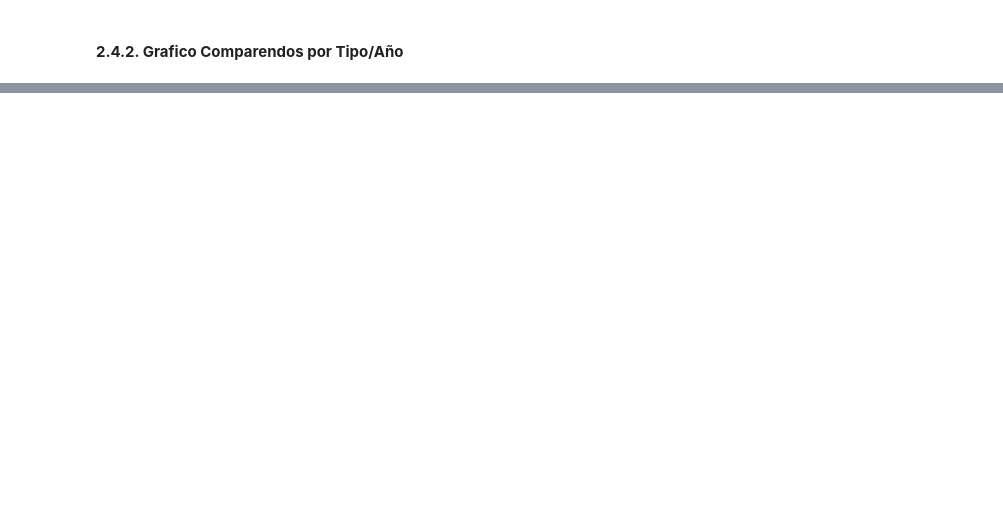
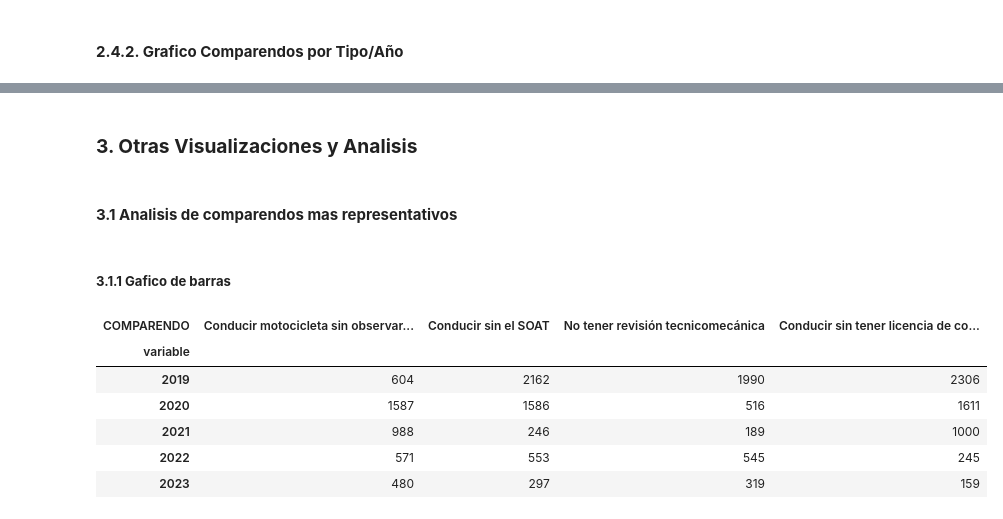
Before and after one commit to rjpaternina/comparendos_transito_Bolivar, a Jupyter notebook: notebooks/comparendos_transito_bolivar_anual.ipynb, the cells around one changed output, grey strips where cells are left out. Cells and saved outputs as stored; diff of their text form; code cells hidden in the pictures; blank space fills up the shorter version.

```diff
--- a/notebooks/comparendos_transito_bolivar_anual.ipynb
+++ b/notebooks/comparendos_transito_bolivar_anual.ipynb
@@ -644,3 +647,20 @@ pio.write_image(fig_dispersion_comparendo_porTipo,"D:\\Ricardo\\Programacion\\Da
 fig_dispersion_comparendo_porTipo.show()
 # %% [output]
 [interactive output not drawn]
+# %% [markdown]
+### <font color="redblue"> **3. Otras Visualizaciones y Analisis**</font>
+# %% [markdown]
+#### <font color="redblue"> **3.1 Analisis de comparendos mas representativos**</font>
+# %% [markdown]
+##### <font color="redblue"> **3.1.1 Gafico de barras**</font>
+# %%
+df_mayor_comparendos = df_comparendos_porTipo[["Conducir motocicleta sin observar las normas", "Conducir sin el SOAT", "No tener revisión tecnicomecánica", "Conducir sin tener licencia de conducción correspondiente"]]
+df_mayor_comparendos
+# %% [output]
+| COMPARENDO | Conducir motocicleta sin observar... | Conducir sin el SOAT | No tener revisión tecnicomecánica | Conducir sin tener licencia de co... |
+| variable |  |  |  |  |
+| 2019 | 604 | 2162 | 1990 | 2306 |
+| 2020 | 1587 | 1586 | 516 | 1611 |
+| 2021 | 988 | 246 | 189 | 1000 |
+| 2022 | 571 | 553 | 545 | 245 |
+| 2023 | 480 | 297 | 319 | 159 |
```
Also changed, not shown: parts of 5 cells of this notebook, 6 other files.
